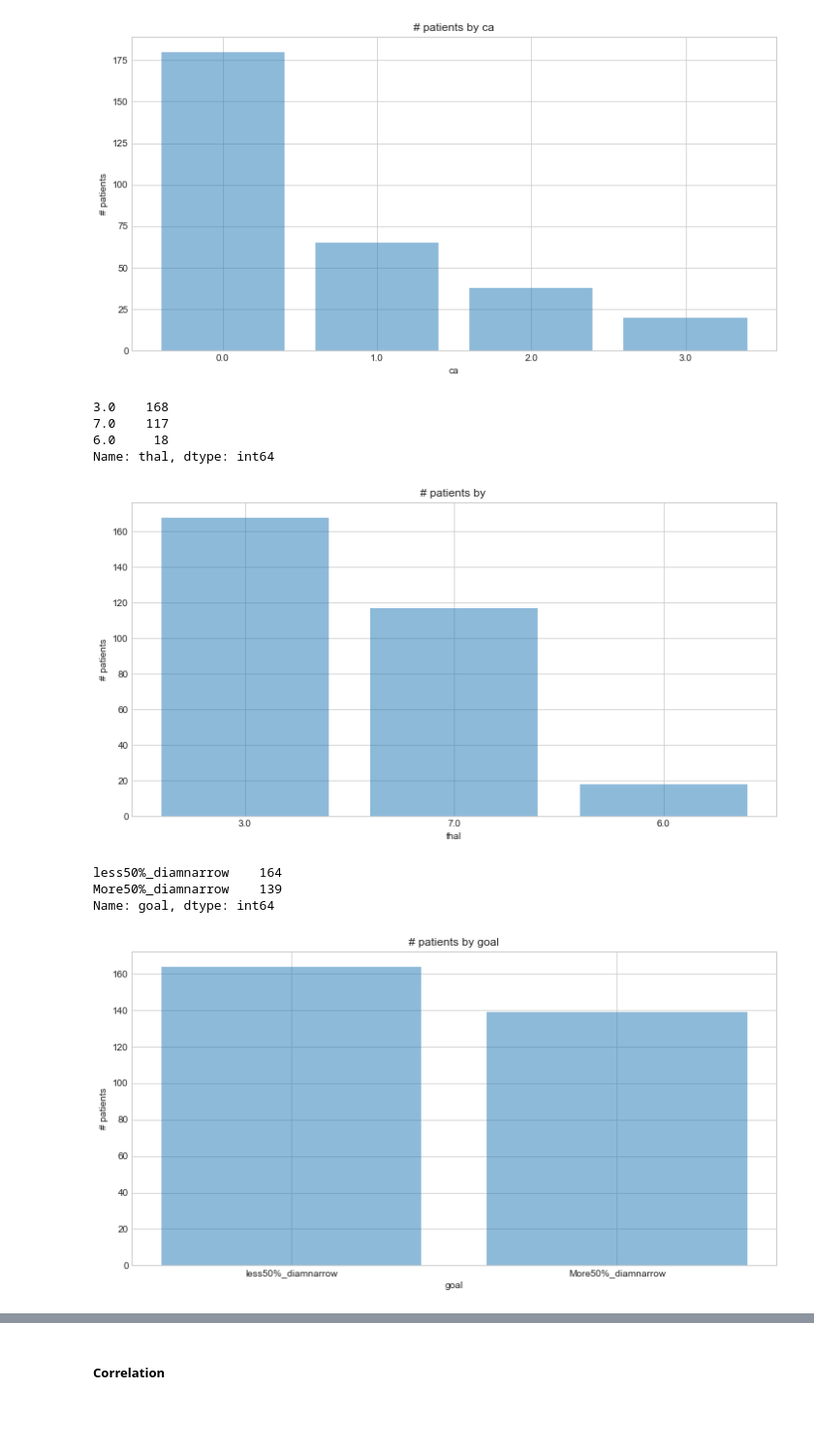
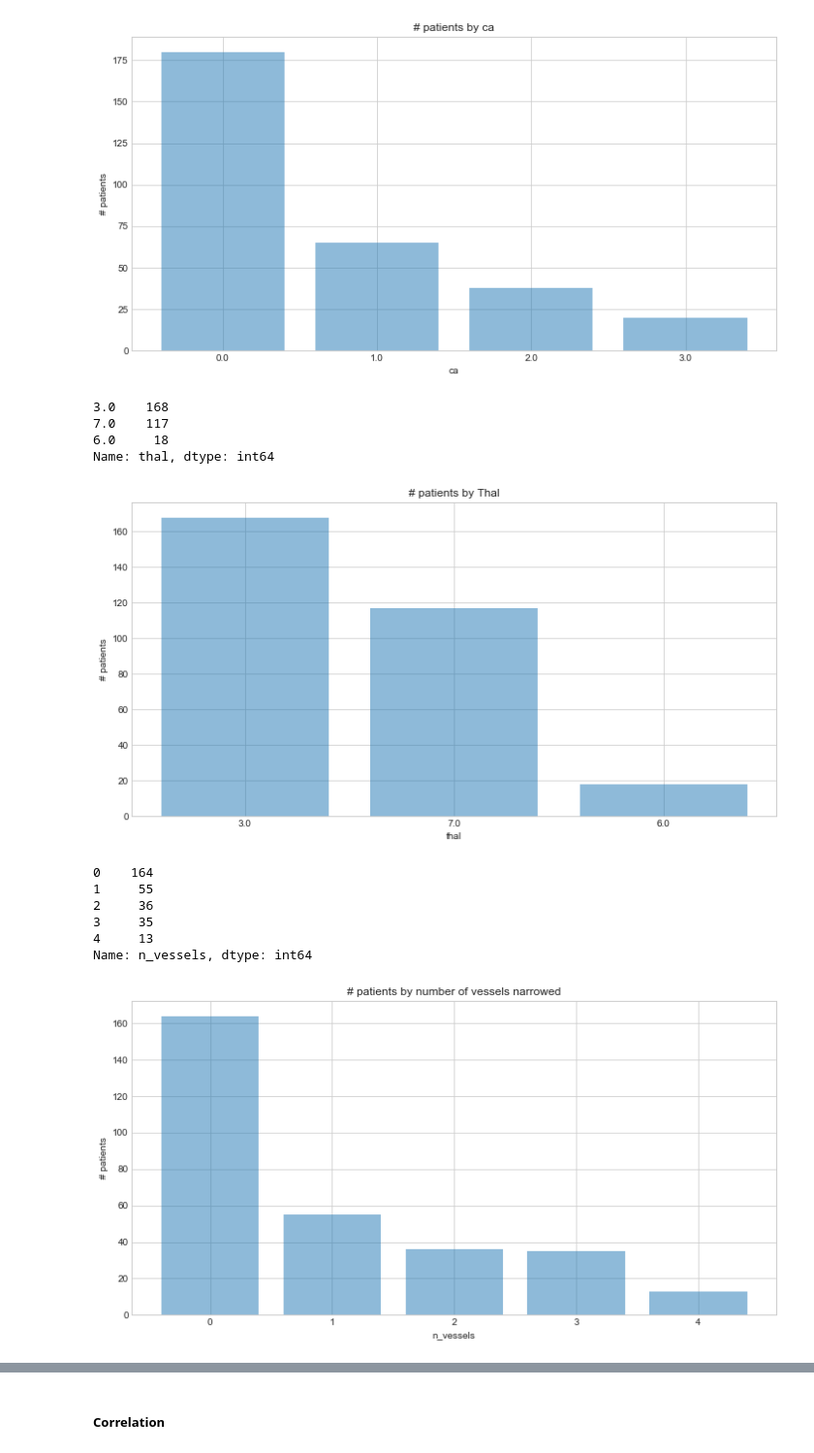
Before and after one commit to HtmBnAmr/hba-cce-cebd1260-prj, a Jupyter notebook: notebooks/hba-cce-cebd1260-HDS-wrangleandEDA.ipynb, the cells around one changed output, grey strips where cells are left out. Shown: that part at 97% size. Drawn from its saved outputs; the diff is of its cells as text; code cells hidden in the pictures; blank space fills up the shorter version.

```diff
--- a/notebooks/hba-cce-cebd1260-HDS-wrangleandEDA.ipynb
+++ b/notebooks/hba-cce-cebd1260-HDS-wrangleandEDA.ipynb
@@ -47,7 +47,7 @@ df_hds[df_hds.isnull().any(axis=1)]
 # %%
 # Rename columns
 #df_clv.rename(columns=['age', 'sex', 'cp', 'trestbps', 'chol', 'fbs', 'restecg', 'thalach', 'exang', 'oldpeak', 'slope', 'ca', 'thal', 'goal'])
-df_hds.columns=["age", "sex", "cp", "trestbps", "chol", "fbs", "restecg", "thalach", "exang", "oldpeak", "slope", "ca", "thal", "goal"]
+df_hds.columns=["age", "sex", "cp", "trestbps", "chol", "fbs", "restecg", "thalach", "exang", "oldpeak", "slope", "ca", "thal", "n_vessels"]
 df_hds.columns
 # %% [output]
 Index(['age', 'sex', 'cp', 'trestbps', 'chol', 'fbs', 'restecg', 'thalach',
@@ -88,7 +88,7 @@ df_hds.tail()
 # %%
 # Some 'goal' values exceed 1 whereas they ar assumed to be either 0 or 1. They are set back to 1.
 # 'thal' and 'ca' have bad values '?'. They are set to default "no issue" values for each.
-df_hds["goal"] = nmp.where(df_hds['goal'] >= 1, 1, df_hds['goal'])
+#df_hds["goal"] = nmp.where(df_hds['n_vessels'] >= 1, 1, df_hds['n_vessels'])
 df_hds["ca"] = nmp.where(df_hds['ca']=='?', '0.0', df_hds['ca'])
 df_hds["thal"] = nmp.where(df_hds['thal']=='?', '3.0', df_hds['thal'])
 # %%
@@ -151,8 +151,8 @@ df_mod["slope"] = nmp.where((df_hds['slope'] == 1), 'unslope', df_mod['slope'])
 df_mod["slope"] = nmp.where((df_hds['slope'] == 2), 'noslope', df_mod['slope'])
 df_mod["slope"] = nmp.where((df_hds['slope'] == 3), 'dnslope', df_mod['slope'])
 df_mod['slope']
-# fbs
-df_mod["goal"] = nmp.where(df_hds['goal'] < 0.5, 'less50%_diamnarrow', 'More50%_diamnarrow')
-df_mod['goal']
+# n_vessels
+#df_mod["n_vessels"] = nmp.where(df_hds['n_vessels'] < 0.5, 'NO vessels', '1+ vessels')
+#df_mod['n_vessels']
 df_mod.describe()
 # %% [output]
@@ -468,7 +470,7 @@ print(df_mod['thal'].value_counts())
 
 # Bar Chart
 plt.figure(figsize=(12,6))
-plt.title('# patients by ')
+plt.title('# patients by Thal')
 plt.xlabel('thal')
 plt.ylabel('# patients')
 
@@ -484,26 +486,29 @@ plt.show()
 7.0    117
 6.0     18
 Name: thal, dtype: int64
-[figure, old version]
+[figure, new version]
 # %%
 # Analyze  goal distribution
-print(df_mod['goal'].value_counts())
+print(df_mod['n_vessels'].value_counts())
 
 # Bar Chart
 plt.figure(figsize=(12,6))
-plt.title('# patients by goal')
-plt.xlabel('goal')
+plt.title('# patients by number of vessels narrowed')
+plt.xlabel('n_vessels')
 plt.ylabel('# patients')
 
-labels = df_mod['goal'].value_counts().index
-values = df_mod['goal'].value_counts().values
+labels = df_mod['n_vessels'].value_counts().index
+values = df_mod['n_vessels'].value_counts().values
 
 y_pos = range(len(labels))
 plt.bar(y_pos, values, align='center', alpha=0.5)
 plt.xticks(y_pos, labels)
 plt.show()
 # %% [output]
-less50%_diamnarrow    164
-More50%_diamnarrow    139
-Name: goal, dtype: int64
+0    164
+1     55
+2     36
+3     35
+4     13
+Name: n_vessels, dtype: int64
-[figure, old version]
+[figure, new version]
```
Also changed, not shown: parts of 27 cells of this notebook, 3 other files.
